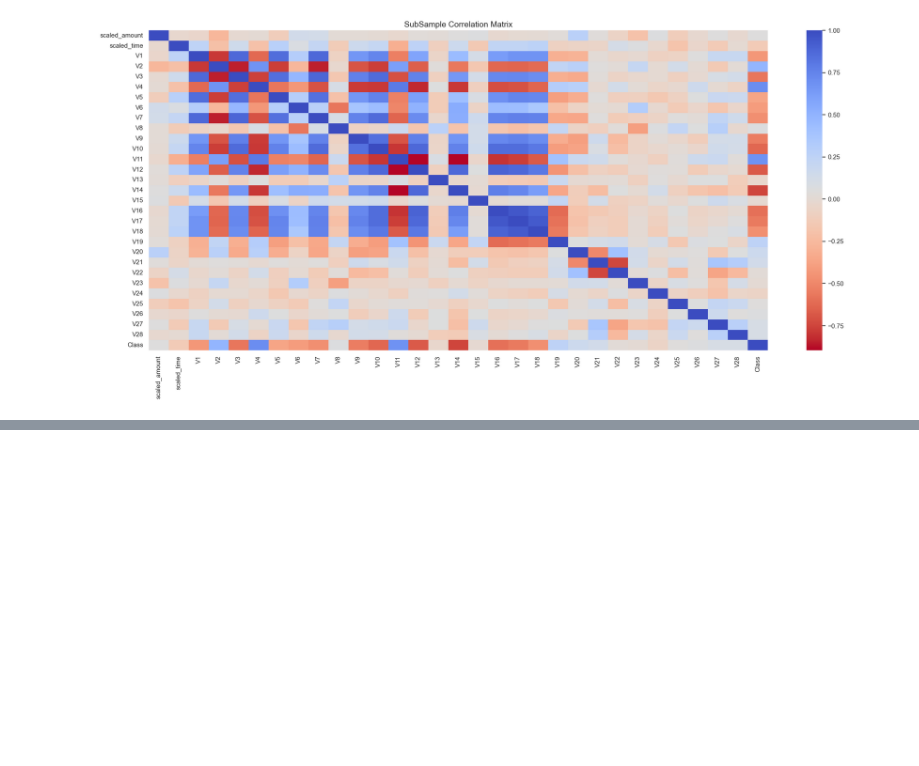
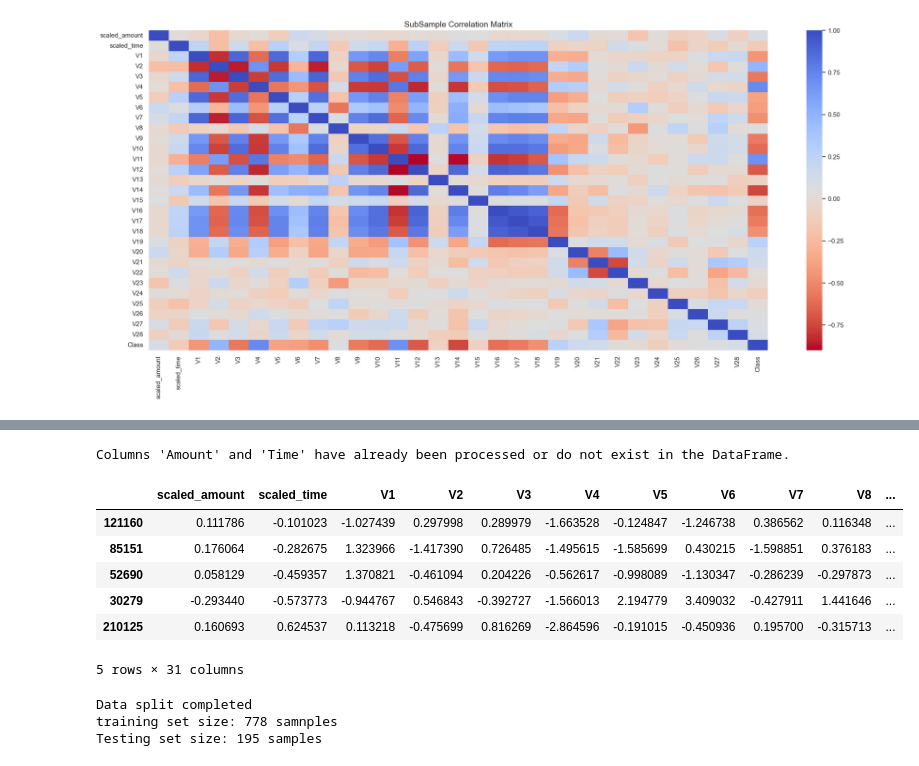
Before and after one commit to Rafaeldovale/detection-fraud-machine-learning, a Jupyter notebook: fraud_detection_analysis.ipynb, the cells around one changed output, grey strips where cells are left out. Cells and saved outputs as stored; diff of their text form; code cells hidden in the pictures; blank space fills up the shorter version.

```diff
--- a/fraud_detection_analysis.ipynb
+++ b/fraud_detection_analysis.ipynb
@@ -267,0 +276,48 @@ plt.show()
+# %%
+from sklearn.preprocessing import RobustScaler
+
+# 1. Initialize the Scaler
+# RobustScaler is less prone to outliers as it uses the median and IQR for scaling.
+rob_scaler = RobustScaler()
+
+# 2. Check if original columns exist before processing
+# This ensures idempotency, preventing KeyErrors if the cell is executed multiple times.
+if 'Amount' in df.columns and 'Time' in df.columns:
+    # Creating scaled features
+    df['scaled_amount'] = rob_scaler.fit_transform(df['Amount'].values.reshape(-1,1))
+    df['scaled_time'] = rob_scaler.fit_transform(df['Time'].values.reshape(-1,1))
+
+    # Safely dropping the original unscaled columns
+    df.drop(['Time','Amount'], axis=1, inplace=True)
+    print("Feature scaling completed successfully!")
+else:
+    print("Columns 'Amount' and 'Time' have already been processed or do not exist in the DataFrame.")
+
+# 3. Display the first few rows of the transformed DataFrame
+df.head()
+# %% [output]
+Columns 'Amount' and 'Time' have already been processed or do not exist in the DataFrame.
+|  | scaled_amount | scaled_time | V1 | V2 | V3 | V4 | V5 | V6 | V7 | V8 | ... |
+| 121160 | 0.111786 | -0.101023 | -1.027439 | 0.297998 | 0.289979 | -1.663528 | -0.124847 | -1.246738 | 0.386562 | 0.116348 | ... |
+| 85151 | 0.176064 | -0.282675 | 1.323966 | -1.417390 | 0.726485 | -1.495615 | -1.585699 | 0.430215 | -1.598851 | 0.376183 | ... |
+| 52690 | 0.058129 | -0.459357 | 1.370821 | -0.461094 | 0.204226 | -0.562617 | -0.998089 | -1.130347 | -0.286239 | -0.297873 | ... |
+| 30279 | -0.293440 | -0.573773 | -0.944767 | 0.546843 | -0.392727 | -1.566013 | 2.194779 | 3.409032 | -0.427911 | 1.441646 | ... |
+| 210125 | 0.160693 | 0.624537 | 0.113218 | -0.475699 | 0.816269 | -2.864596 | -0.191015 | -0.450936 | 0.195700 | -0.315713 | ... |
+5 rows × 31 columns
+# %%
+# Separating the features (x) from the target (y)
+X = new_df.drop('Class', axis= 1)
+y = new_df['Class']
+
+# Splitting the data: 80% for training and 20% for testing
+# random_satae=42 ensures the split is the same every time you run iter
+
+X_train, X_test, y_train, y_test = train_test_split(X, y, test_size=0.2, random_state=42)
+
+print("Data split completed")
+print(f"training set size: {len(X_train)} samnples")
+print(f"Testing set size: {len(X_test)} samples")
+# %% [output]
+Data split completed
+training set size: 778 samnples
+Testing set size: 195 samples
```
Also changed, not shown: parts of 9 cells of this notebook, 9 other files.
